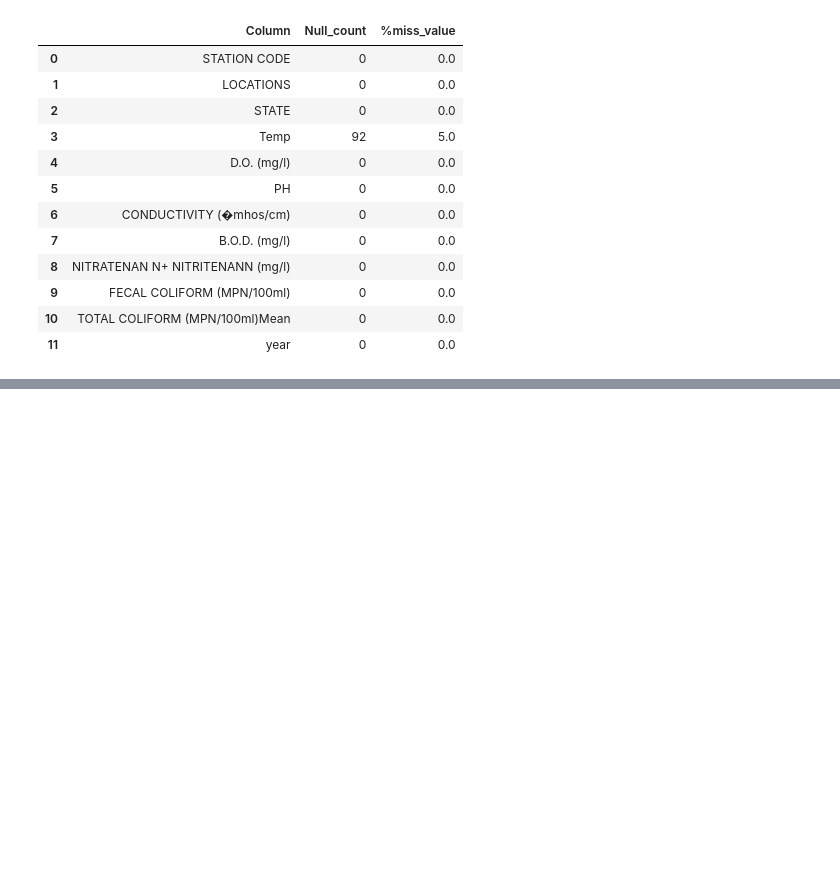
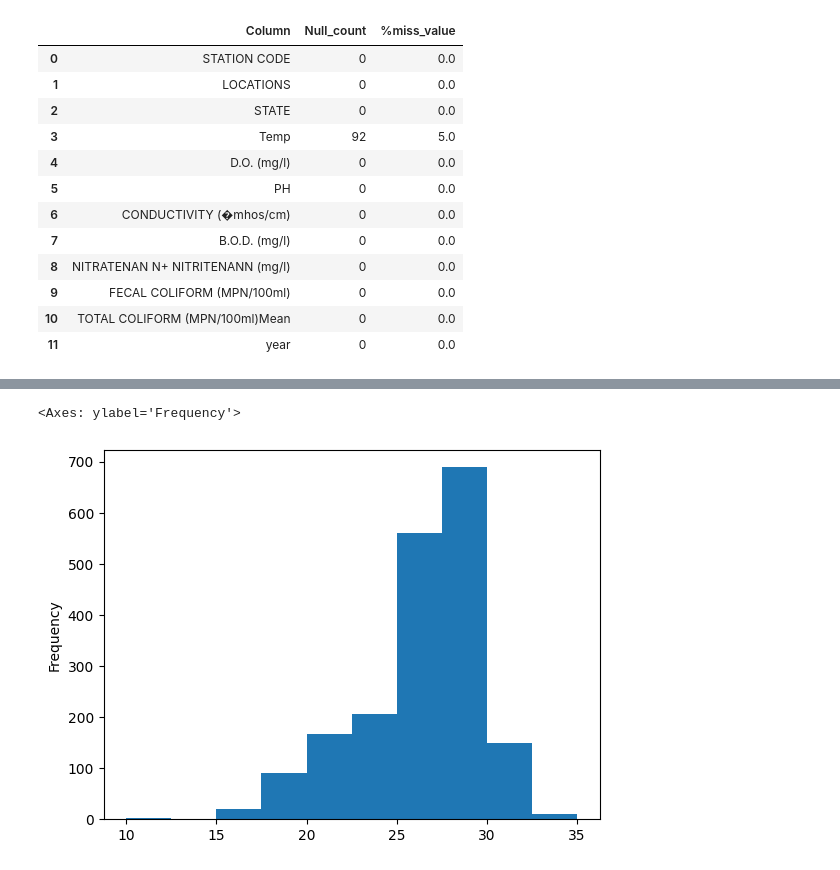
Before and after one commit to Mehak-089/Water-Quality-Prediction-ML, a Jupyter notebook: index.ipynb, the cells around one changed output, grey strips where cells are left out. Cells and saved outputs as stored; diff of their text form; code cells hidden in the pictures; blank space fills up the shorter version.

```diff
--- a/index.ipynb
+++ b/index.ipynb
@@ -194,0 +200,5 @@ null_df
+# %%
+water_data['Temp'].plot(kind='hist')
+# %% [output]
+<Axes: ylabel='Frequency'>
+[figure, added]
```
Also changed, not shown: parts of 3 cells of this notebook.
